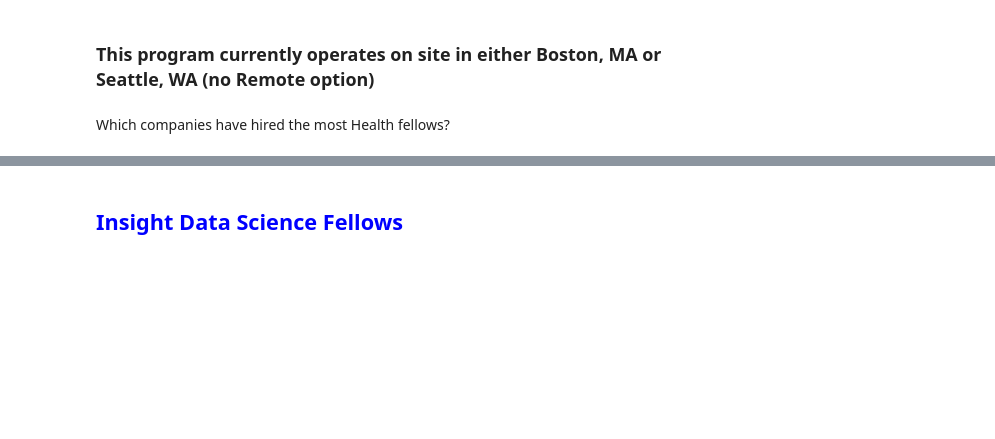
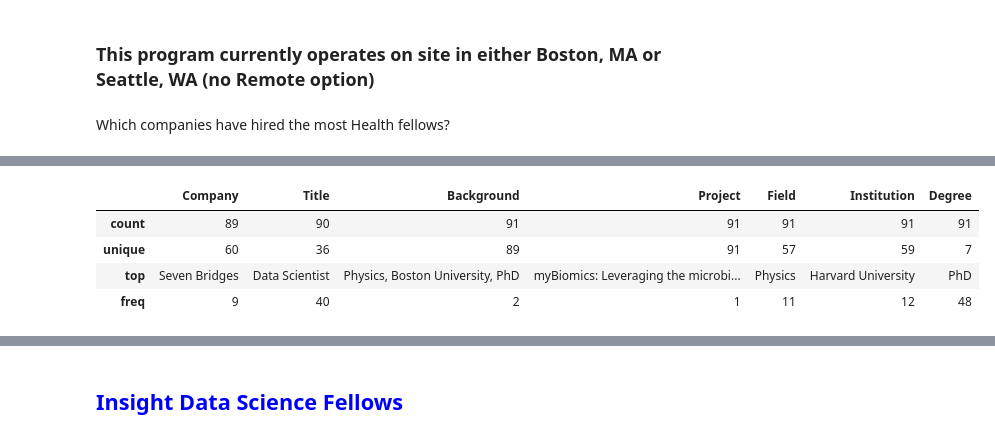
Before and after one commit to CheLena/InsightDataSci, a Jupyter notebook: Insight_Data_Science_Project.ipynb, the cells around one changed output, grey strips where cells are left out. Saved outputs shown, nothing was run; the diff lists cells and outputs as text; code cells hidden in the pictures; blank space fills up the shorter version.

```diff
--- a/Insight_Data_Science_Project.ipynb
+++ b/Insight_Data_Science_Project.ipynb
@@ -38,0 +243,6 @@ print(counter.most_common(6))
+# %%
+hf['Institution'] = hf['Institution'].replace(['Harvard'], 'Harvard University')
+hf['Institution'] = hf['Institution'].replace(['UC Berkley', 'University of California, Berkeley'], 'UC Berkeley')
+hf['Institution'] = hf['Institution'].replace(['Northwestern'], 'Northwestern University')
+hf['Institution'] = hf['Institution'].replace(['The University of Texas at Austin'], 'University of Texas at Austin')
+collections.Counter(hf.Institution)
@@ -38,0 +289,3 @@ print(counter.most_common(6))
+# %%
+hf.Title = hf['Title'].str.strip()
+collections.Counter(hf.Title)
@@ -38,0 +316,3 @@ print(counter.most_common(6))
+# %%
+hf.Company = hf['Company'].str.strip()
+collections.Counter(hf.Company)
@@ -85,0 +346,11 @@ health_bck[:20]
+# %%
+# Delete unneeded columns
+hf.drop(hf.columns[[7,8]], axis=1, inplace=True)
+# %%
+hf.describe()
+# %% [output]
+|  | Company | Title | Background | Project | Field | Institution | Degree |
+| count | 89 | 90 | 91 | 91 | 91 | 91 | 91 |
+| unique | 60 | 36 | 89 | 91 | 57 | 59 | 7 |
+| top | Seven Bridges | Data Scientist | Physics, Boston University, PhD | myBiomics: Leveraging the microbi... | Physics | Harvard University | PhD |
+| freq | 9 | 40 | 2 | 1 | 11 | 12 | 48 |
```
Also changed, not shown: parts of 39 cells of this notebook.
